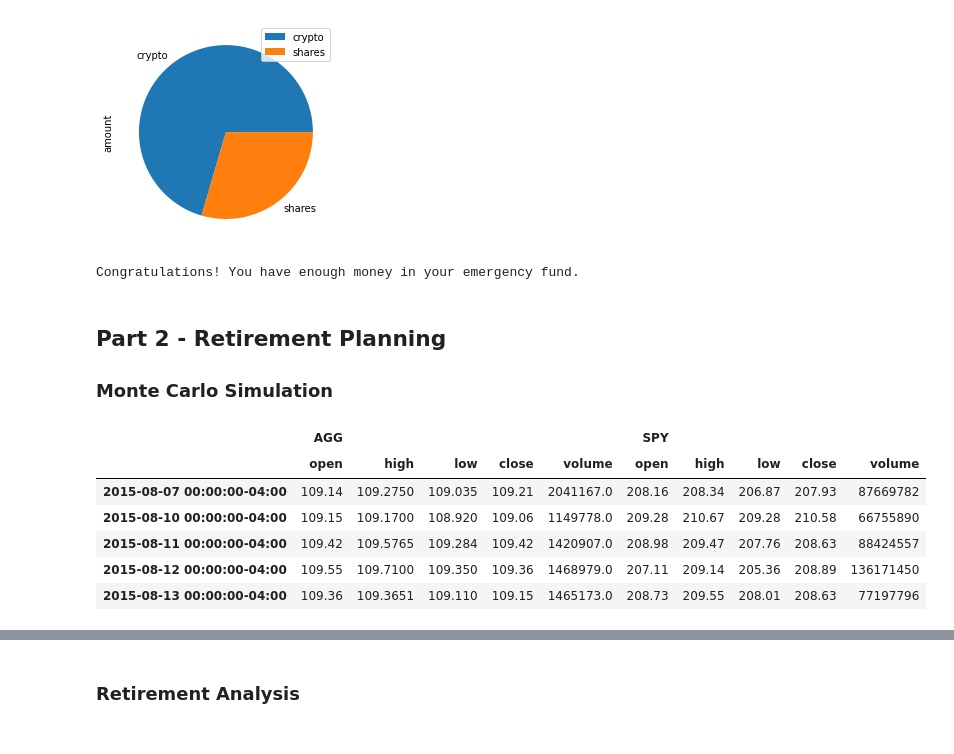
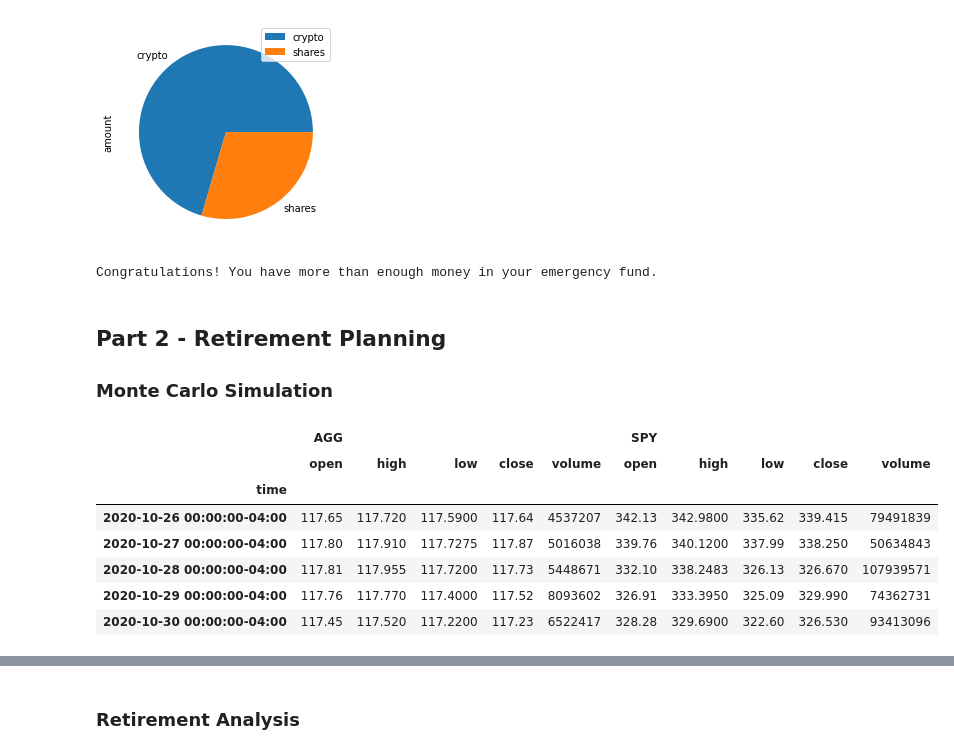
Before and after one commit to chrishandealmeida/unit-5-financial-planning, a Jupyter notebook: financial-planner.ipynb, the cells around one changed output, grey strips where cells are left out. Saved outputs shown, nothing was run; the diff lists cells and outputs as text; code cells hidden in the pictures.

Commit message:
10:22pm save

```diff
--- a/financial-planner.ipynb
+++ b/financial-planner.ipynb
@@ -214,12 +218,14 @@ emergency_fund = monthly_income * 3
 total_savings = total_cryptos + total_shares
 
 # Validate saving health
-if total_savings >= emergency_fund:
-    print("Congratulations! You have enough money in your emergency fund.")
+if total_savings > emergency_fund:
+    print("Congratulations! You have more than enough money in your emergency fund.")
+elif total_savings == emergency_fund:
+        print("Congratulations! Your total savings equal your emergency fund goal.")
 else:
-    print("Sorry! You do not have enough money in your emergency fund.")
+    print(f"Sorry! Your total savings are less than your emergency fund goal.  You need to save ${emergency_fund - total_savings:0.2f} to reach your goal.")
 # %% [output]
-Congratulations! You have enough money in your emergency fund.
+Congratulations! You have more than enough money in your emergency fund.
 # %% [markdown]
 ## Part 2 - Retirement Planning
 
@@ -227,19 +233,25 @@ Congratulations! You have enough money in your emergency fund.
 # %%
 # Set start and end dates of five years back from today.
 # Sample results may vary from the solution based on the time frame chosen
-start_date = pd.Timestamp('2015-08-07', tz='America/New_York').isoformat()
-end_date = pd.Timestamp('2020-08-07', tz='America/New_York').isoformat()
+start_date = pd.Timestamp('2016-03-19', tz='America/New_York').isoformat()
+end_date = pd.Timestamp('2021-03-19', tz='America/New_York').isoformat()
 # %%
 # Get 5 years' worth of historical data for SPY and AGG
-# YOUR CODE HERE!
+df_stock_data = alpaca.get_barset(
+    tickers,
+    timeframe,
+    start = start_date,
+    end = end_date
+).df
 
 # Display sample data
 df_stock_data.head()
 # %% [output]
 |  | AGG |  |  |  |  | SPY |  |  |  |  |
 |  | open | high | low | close | volume | open | high | low | close | volume |
-| 2015-08-07 00:00:00-04:00 | 109.14 | 109.2750 | 109.035 | 109.21 | 2041167.0 | 208.16 | 208.34 | 206.87 | 207.93 | 87669782 |
-| 2015-08-10 00:00:00-04:00 | 109.15 | 109.1700 | 108.920 | 109.06 | 1149778.0 | 209.28 | 210.67 | 209.28 | 210.58 | 66755890 |
-| 2015-08-11 00:00:00-04:00 | 109.42 | 109.5765 | 109.284 | 109.42 | 1420907.0 | 208.98 | 209.47 | 207.76 | 208.63 | 88424557 |
-| 2015-08-12 00:00:00-04:00 | 109.55 | 109.7100 | 109.350 | 109.36 | 1468979.0 | 207.11 | 209.14 | 205.36 | 208.89 | 136171450 |
-| 2015-08-13 00:00:00-04:00 | 109.36 | 109.3651 | 109.110 | 109.15 | 1465173.0 | 208.73 | 209.55 | 208.01 | 208.63 | 77197796 |
+| time |  |  |  |  |  |  |  |  |  |  |
+| 2020-10-26 00:00:00-04:00 | 117.65 | 117.720 | 117.5900 | 117.64 | 4537207 | 342.13 | 342.9800 | 335.62 | 339.415 | 79491839 |
+| 2020-10-27 00:00:00-04:00 | 117.80 | 117.910 | 117.7275 | 117.87 | 5016038 | 339.76 | 340.1200 | 337.99 | 338.250 | 50634843 |
+| 2020-10-28 00:00:00-04:00 | 117.81 | 117.955 | 117.7200 | 117.73 | 5448671 | 332.10 | 338.2483 | 326.13 | 326.670 | 107939571 |
+| 2020-10-29 00:00:00-04:00 | 117.76 | 117.770 | 117.4000 | 117.52 | 8093602 | 326.91 | 333.3950 | 325.09 | 329.990 | 74362731 |
+| 2020-10-30 00:00:00-04:00 | 117.45 | 117.520 | 117.2200 | 117.23 | 6522417 | 328.28 | 329.6900 | 322.60 | 326.530 | 93413096 |
```
Also changed, not shown: parts of 12 cells of this notebook.
